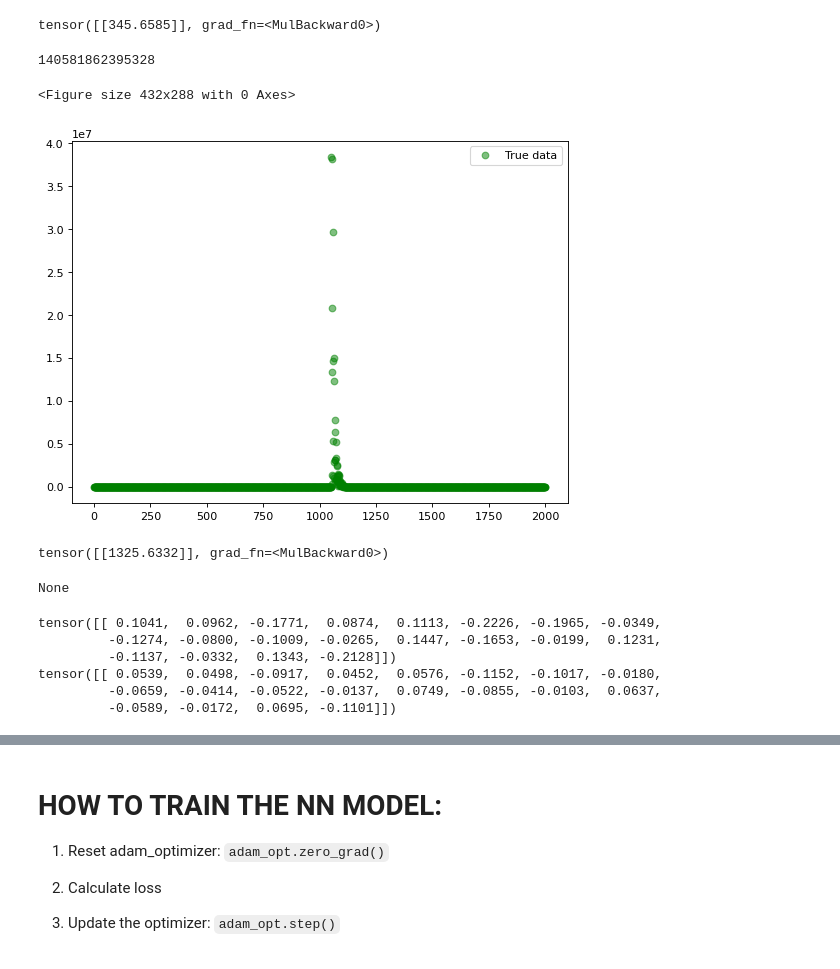
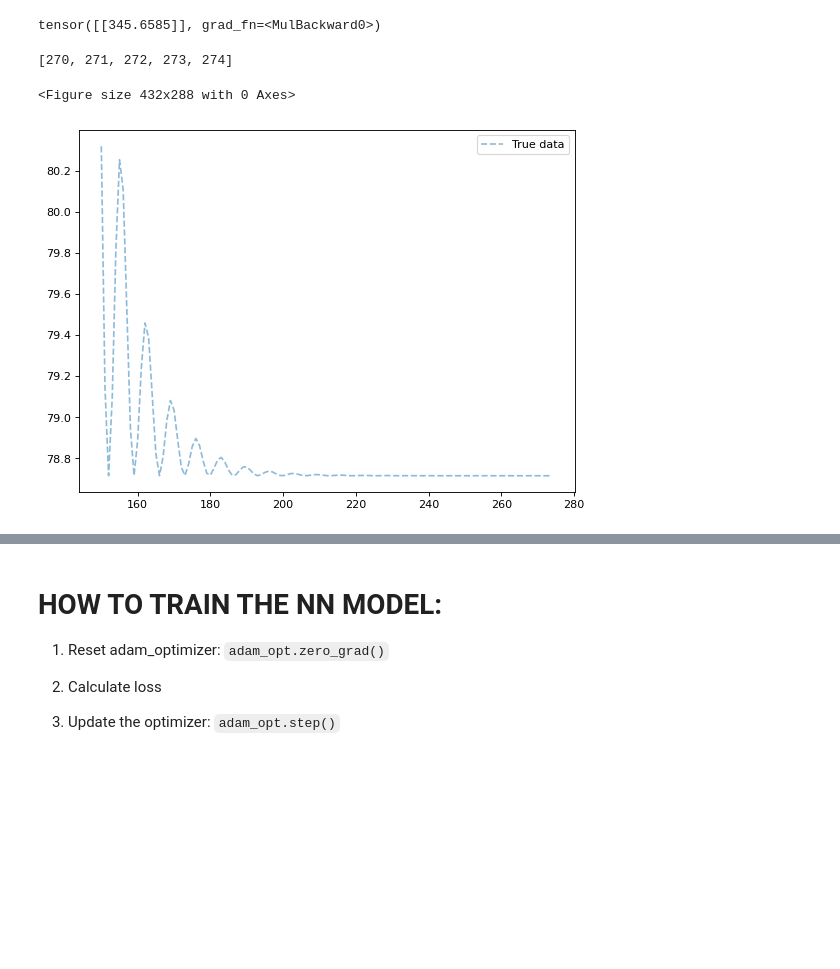
Before and after one commit to trungdoquoc/reu-math-2022, a Jupyter notebook: PyTorch_.ipynb, the cells around one changed output, grey strips where cells are left out. Saved outputs shown, nothing was run; the diff lists cells and outputs as text; code cells hidden in the pictures; blank space fills up the shorter version.

```diff
--- a/PyTorch_.ipynb
+++ b/PyTorch_.ipynb
@@ -9,11 +9,13 @@ import math
 from torch.autograd import Variable
 from torch.nn.functional import normalize
 from sklearn.model_selection import train_test_split
+from torch.nn.functional import normalize
 import matplotlib.pyplot as plt
 
 INPUT_SIZE = 1
 OUTPUT_SIZE = 1
 
+LAMBDA_PEN = 1000000
 LOWER_BOUND = -6
 UPPER_BOUND = 6
 N_POINTS = 1001
@@ -61,10 +63,7 @@ def epsilon_Loss(v_x, model_u, lower_bound, upper_bound, n_points):
         x_i = torch.tensor([i], requires_grad=True, dtype=torch.float)
         u_xi = model_u(x_i)
 
-        # u_xi.backward()
-        # u_prime = x_i.grad
-
-        u_prime = model_u.u_prime(x_i)
+        u_prime = model_u.u_prime_2(x_i)
 
         v_xi = v_x(x_i)
         t = torch.square(u_prime) + v_xi*(u_xi**2)
@@ -76,6 +75,35 @@ def epsilon_Loss(v_x, model_u, lower_bound, upper_bound, n_points):
         # print(t)
         # print('-----')
     return 0.5*h*sum
+
+def epsilon_Loss_penalty(v_x, model_u, lambda_pen,
+                         lower_bound, upper_bound, n_points):
+    """
+
+    """
+    sum = 0
+    pen = 0
+
+    discrete_points = np.linspace(lower_bound, upper_bound, n_points)
+    h = discrete_points[1] - discrete_points[0]
+    for i in discrete_points:
+        x_i = torch.tensor([i], requires_grad=True, dtype=torch.float)
+        u_xi = model_u(x_i)
+
+        u_prime = model_u.u_prime_2(x_i)
+
+        v_xi = v_x(x_i)
+        t = torch.square(u_prime) + v_xi*(u_xi**2)
+        sum += t
+    epsilon_fn = 0.5*h*sum
+
+    temp = 0
+    for i in discrete_points:
+        x_i = torch.tensor([i], requires_grad=True, dtype=torch.float)
+        temp += torch.square(model_u(x_i))
+
+    pen = lambda_pen * torch.square((temp*h-1))
+    return epsilon_fn + pen
 
 # NORMALIZE MODEL u(x) OUTPUT:
 def normalize_u(model_u, lower_bound, upper_bound, n_points):
@@ -267,5 +270,4 @@ adam_optimizer = torch.optim.Adam(model.parameters(),
 # INIT LOSS FUNCTION: MSE
 # criterion = epsilon_Loss
 # %%
-num_epochs = 5000
-graph_val = model.train_network(num_epochs, given_fn, adam_optimizer, LOWER_BOUND, UPPER_BOUND, N_POINTS)
+graph_val = model.train_network_with_penalty(num_epochs, given_fn, adam_optimizer, LAMBDA_PEN, LOWER_BOUND, UPPER_BOUND, N_POINTS)
@@ -286,6 +296,2 @@ new_training = new_model.train_network(num_epochs, given_fn, adam_opt, LOWER_BOU
-# %%
-id(new_hidden)
-# %% [output]
-140581862395328
 # %%
 loss_val = [i.detach().numpy().item() for i in graph_val[1]]
@@ -294,31 +298,9 @@ loss_val
+# %%
+graph_val[0][270:]
+# %% [output]
+[270, 271, 272, 273, 274]
 # %%
-plot_figure(graph_val[0], loss_val)
+plot_figure(graph_val[0][150:], loss_val[150:])
 # %% [output]
 <Figure size 432x288 with 0 Axes>
-[figure, old version]
+[figure, new version]
-# %%
-v_x = given_fn
-l_b = -10
-u_b = 10
-n_points = 200
-model_u = Nonlinear(20)
-
-res = epsilon_Loss(given_fn, model_u, l_b, u_b, n_points)
-print(res)
-# %% [output]
-tensor([[1325.6332]], grad_fn=<MulBackward0>)
-# %%
-add penalty
-# %% [output]
-None
-# %%
-w = model_u.output.weight.data
-c = normalize_u(model_u, LOWER_BOUND, UPPER_BOUND, N_POINTS)
-print(w)
-# %% [output]
-tensor([[ 0.1041,  0.0962, -0.1771,  0.0874,  0.1113, -0.2226, -0.1965, -0.0349,
-         -0.1274, -0.0800, -0.1009, -0.0265,  0.1447, -0.1653, -0.0199,  0.1231,
-         -0.1137, -0.0332,  0.1343, -0.2128]])
-tensor([[ 0.0539,  0.0498, -0.0917,  0.0452,  0.0576, -0.1152, -0.1017, -0.0180,
-         -0.0659, -0.0414, -0.0522, -0.0137,  0.0749, -0.0855, -0.0103,  0.0637,
-         -0.0589, -0.0172,  0.0695, -0.1101]])
```
Also changed, not shown: parts of 22 cells of this notebook.
